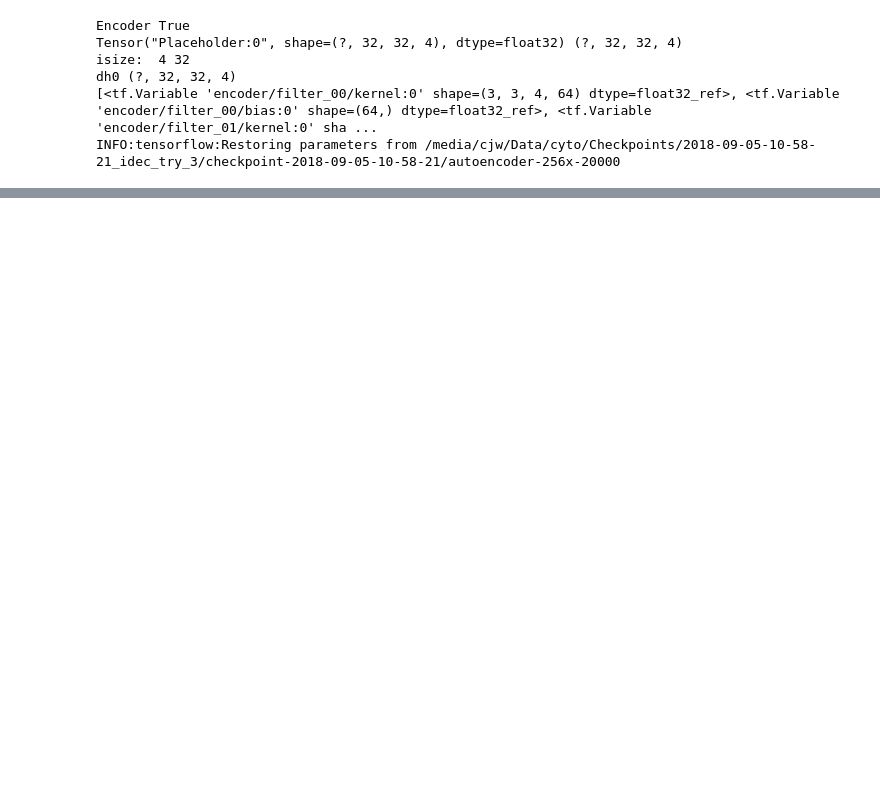
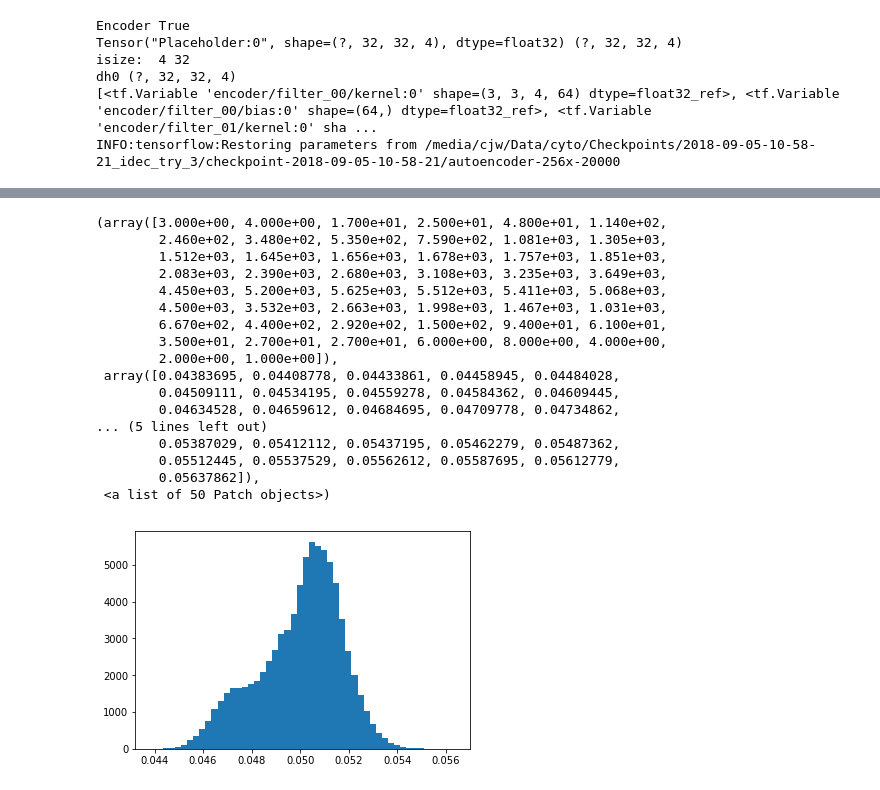
Before and after one commit to cwood1967/DeepLearning, a Jupyter notebook: autoencoder/Adversarial/mess_with_loading.ipynb, the cells around one changed output, grey strips where cells are left out. Cells and saved outputs as stored; diff of their text form; code cells hidden in the pictures; blank space fills up the shorter version.

```diff
--- a/autoencoder/Adversarial/mess_with_loading.ipynb
+++ b/autoencoder/Adversarial/mess_with_loading.ipynb
@@ -91,3 +134,24 @@ plt.imshow(dr)
+# %%
+plt.hist(np.reshape(res, (-1)), bins=50)
+# %% [output]
+(array([3.000e+00, 4.000e+00, 1.700e+01, 2.500e+01, 4.800e+01, 1.140e+02,
+        2.460e+02, 3.480e+02, 5.350e+02, 7.590e+02, 1.081e+03, 1.305e+03,
+        1.512e+03, 1.645e+03, 1.656e+03, 1.678e+03, 1.757e+03, 1.851e+03,
+        2.083e+03, 2.390e+03, 2.680e+03, 3.108e+03, 3.235e+03, 3.649e+03,
+        4.450e+03, 5.200e+03, 5.625e+03, 5.512e+03, 5.411e+03, 5.068e+03,
+        4.500e+03, 3.532e+03, 2.663e+03, 1.998e+03, 1.467e+03, 1.031e+03,
+        6.670e+02, 4.400e+02, 2.920e+02, 1.500e+02, 9.400e+01, 6.100e+01,
+        3.500e+01, 2.700e+01, 2.700e+01, 6.000e+00, 8.000e+00, 4.000e+00,
+        2.000e+00, 1.000e+00]),
+ array([0.04383695, 0.04408778, 0.04433861, 0.04458945, 0.04484028,
+        0.04509111, 0.04534195, 0.04559278, 0.04584362, 0.04609445,
+        0.04634528, 0.04659612, 0.04684695, 0.04709778, 0.04734862,
+... (5 lines left out)
+        0.05387029, 0.05412112, 0.05437195, 0.05462279, 0.05487362,
+        0.05512445, 0.05537529, 0.05562612, 0.05587695, 0.05612779,
+        0.05637862]),
+ <a list of 50 Patch objects>)
+[figure, added]
 # %%
 q = cluster.call(rl.encoder)
 qv = q.eval({rl.encoder:z}, session=rl.sess)
```
Also changed, not shown: parts of 12 cells of this notebook, 3 other files.
